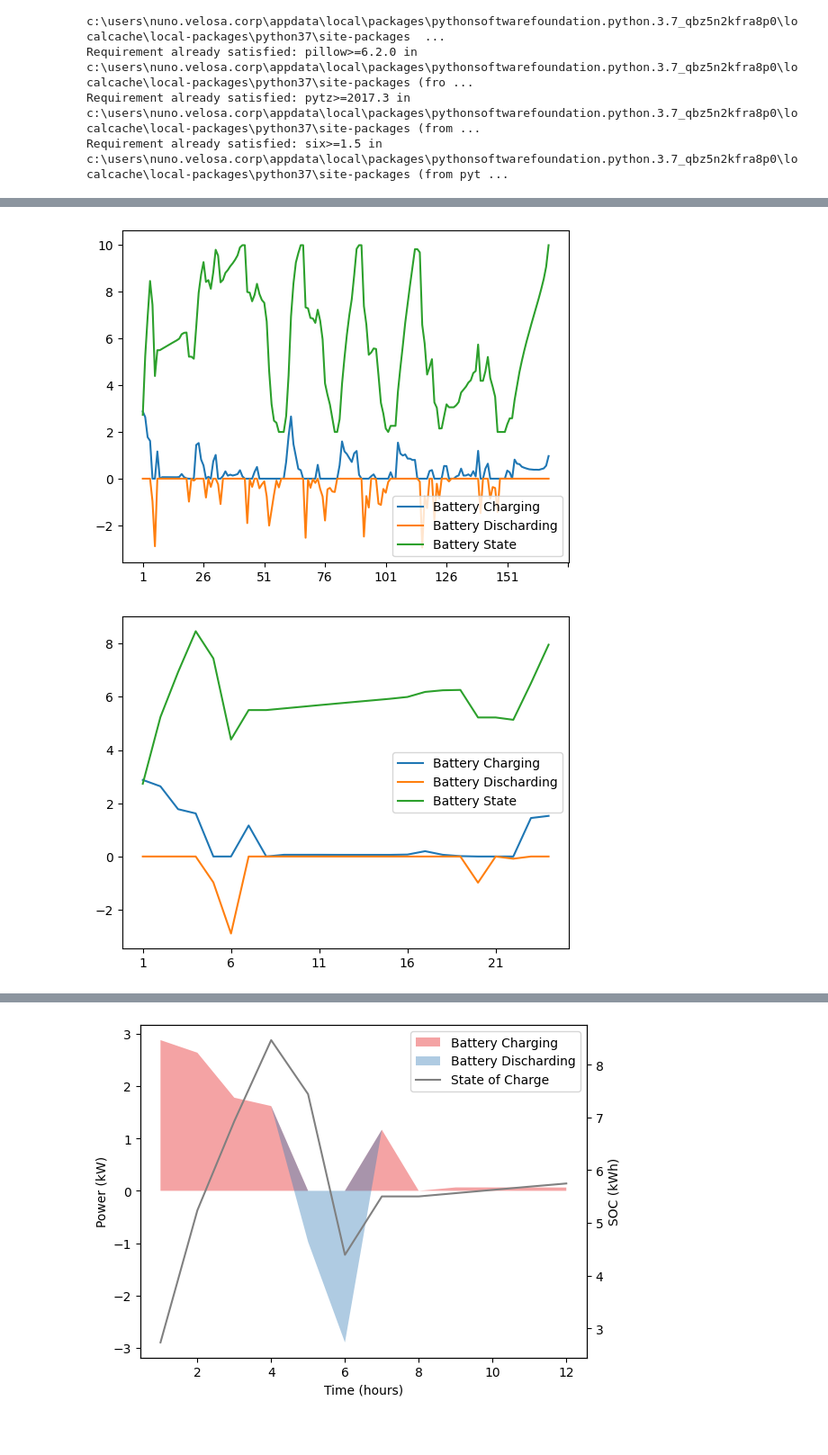
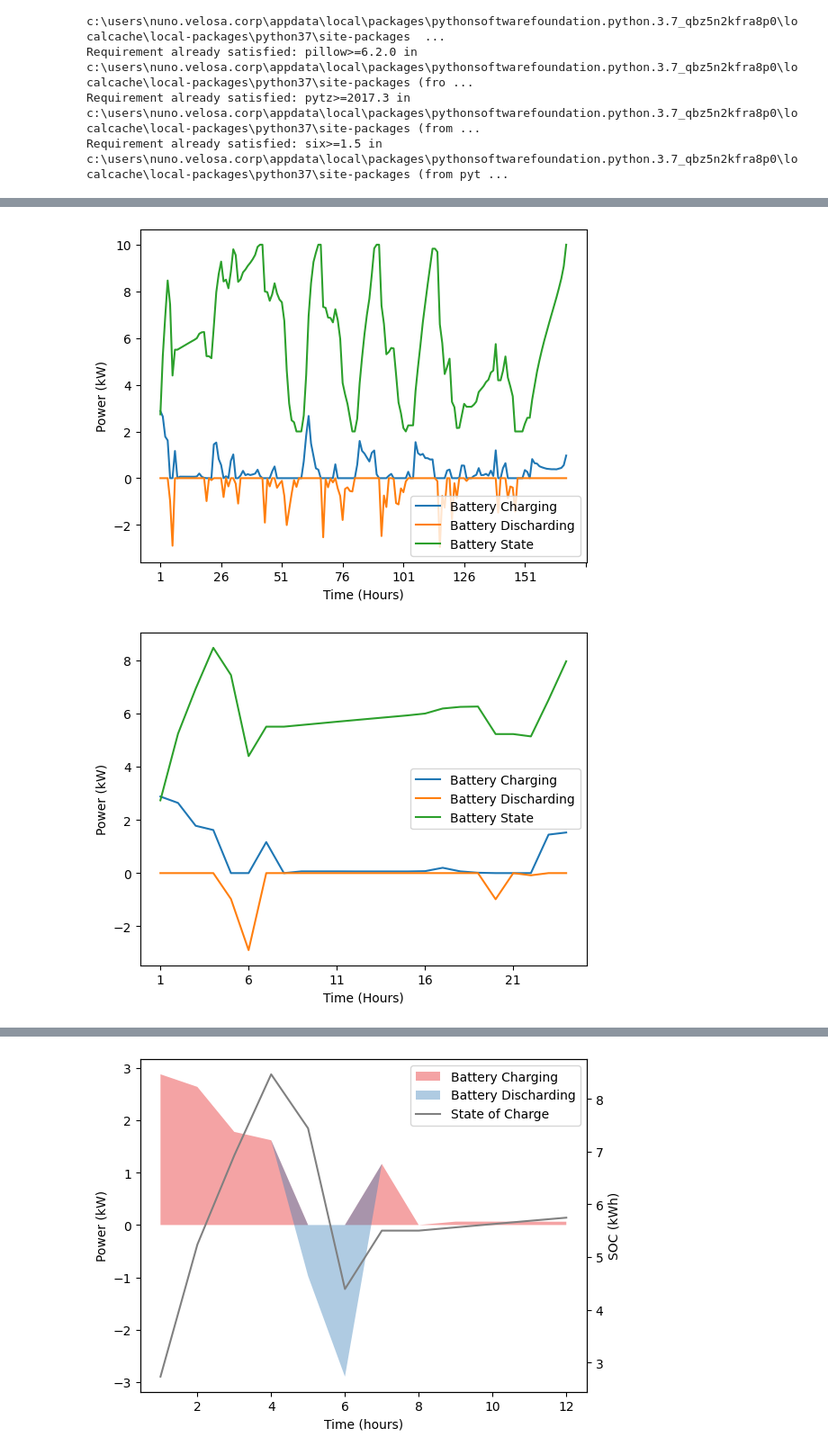
Before and after one commit to feelab-info/PROCSIM_ECs_Simulation_Scenarios, a Jupyter notebook: paper_experiments/Experiment2_EC_Optimization.ipynb, the cells around one changed output, grey strips where cells are left out. Shown at 90% size. Saved outputs shown, nothing was run; the diff lists cells and outputs as text; code cells hidden in the pictures; blank space fills up the shorter version.

```diff
--- a/paper_experiments/Experiment2_EC_Optimization.ipynb
+++ b/paper_experiments/Experiment2_EC_Optimization.ipynb
@@ -1046,17 +1056,21 @@ plt.show()
 # %%
 stor_ch_power.iloc[0].plot(legend=True, label='Battery Charging')
 stor_dch_power.iloc[0].plot(legend=True, label='Battery Discharding')
 stor_ener_state.iloc[0].plot(legend=True, label='Battery State')
+plt.xlabel("Time (Hours)")
+plt.ylabel("Power (kW)")
 plt.show()
 # %% [output]
-[figure, old version]
+[figure, new version]
 # %%
 stor_ch_power.iloc[0][:24].plot(legend=True, label='Battery Charging')
 stor_dch_power.iloc[0][:24].plot(legend=True, label='Battery Discharding')
 stor_ener_state.iloc[0][:24].plot(legend=True, label='Battery State')
+plt.xlabel("Time (Hours)")
+plt.ylabel("Power (kW)")
 plt.show()
 # %% [output]
-[figure, old version]
+[figure, new version]
 # %%
 stor_ch_power.iloc[0][:24]
 
```
Also changed, not shown: parts of 7 cells of this notebook, 1 other file.
